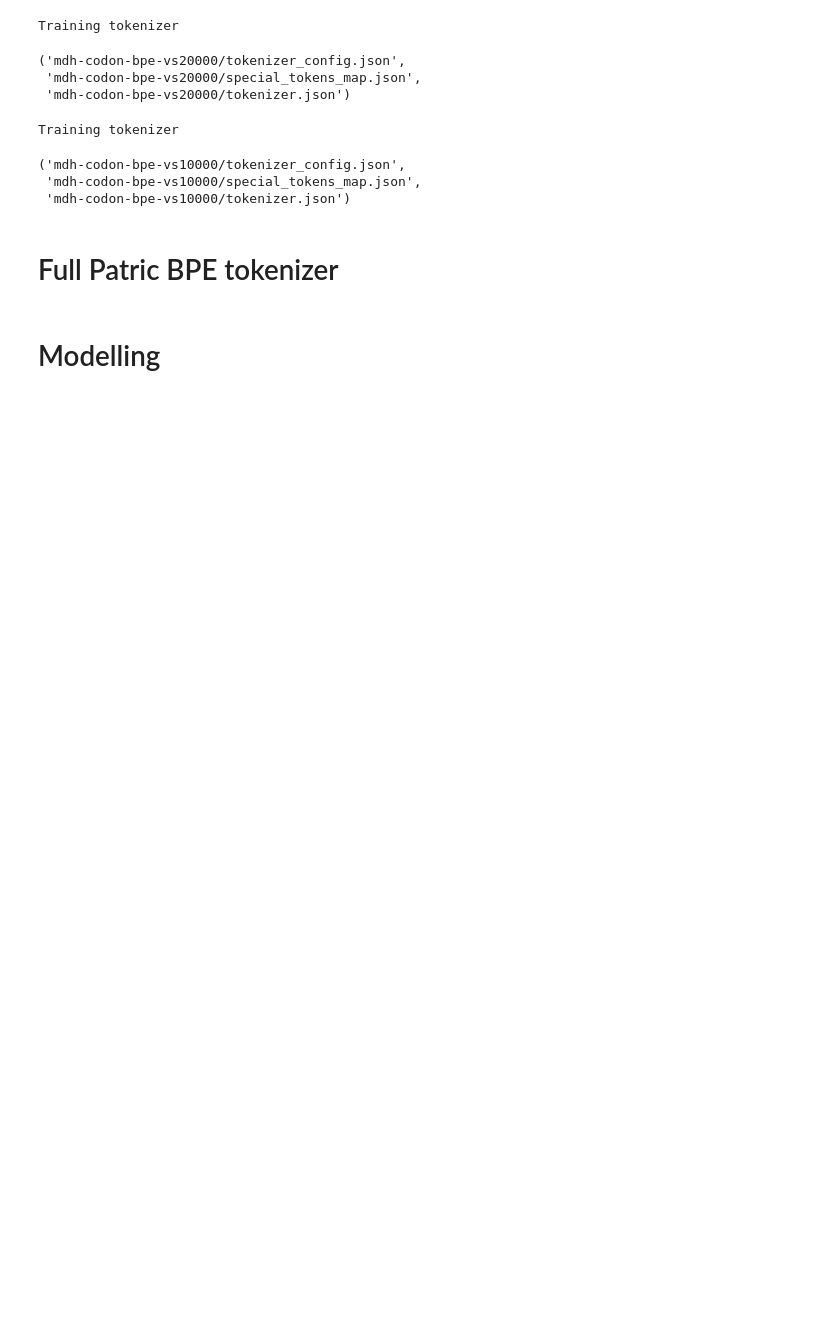
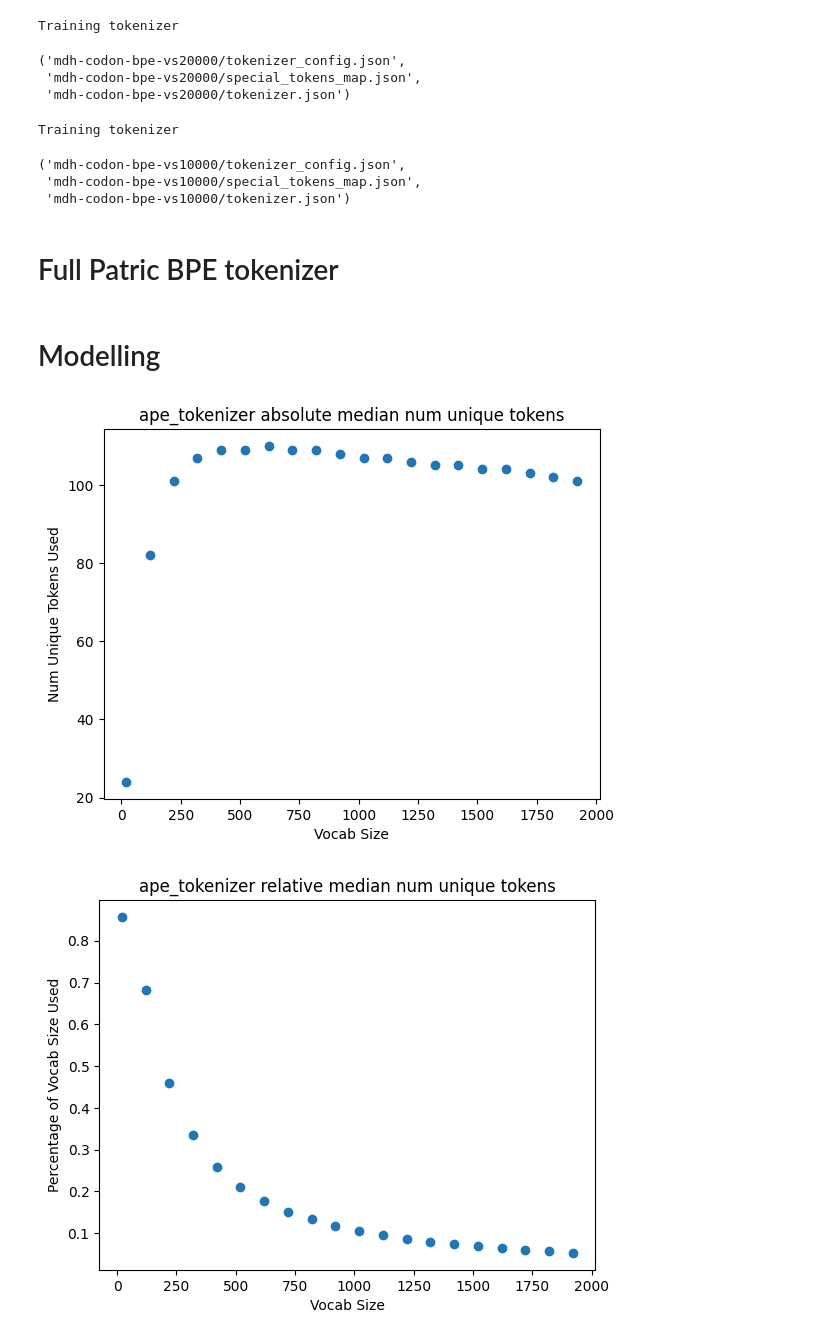
Before and after one commit to sakethramakrishnan/cpe, a Jupyter notebook: cpe/hf-cBPE-tokenizer-abrace.ipynb, the cells around one changed output. Drawn from its saved outputs; the diff is of its cells as text; code cells hidden in the pictures; blank space fills up the shorter version.

```diff
--- a/cpe/hf-cBPE-tokenizer-abrace.ipynb
+++ b/cpe/hf-cBPE-tokenizer-abrace.ipynb
@@ -937,6 +937,27 @@ def group_and_contextualize(seq: str, k: int = 3):
     grouped_codons = " ".join(seq[i : i + k] for i in range(0, len(seq), k)).upper()
     # Removes all modulo 3 chars
     return "".join(CODON_CHAR.get(codon, "") for codon in grouped_codons.split())
+# %%
+import matplotlib.pyplot as plt
+
+num_tokens_in_vocab = {20: 24, 120: 82, 220: 101, 320: 107, 420: 109, 520: 109, 620: 110, 720: 109, 820: 109, 920: 108, 1020: 107, 1120: 107, 1220: 106, 1320: 105, 1420: 105, 1520: 104, 1620: 104, 1720: 103, 1820: 102, 1920: 101}
+per_vocab_in_vocab = {20: 0.8571428571428571, 120: 0.6833333333333333, 220: 0.4590909090909091, 320: 0.334375, 420: 0.25952380952380955, 520: 0.20961538461538462, 620: 0.1774193548387097, 720: 0.15138888888888888, 820: 0.1329268292682927, 920: 0.11739130434782609, 1020: 0.10490196078431373, 1120: 0.09553571428571428, 1220: 0.08688524590163935, 1320: 0.07954545454545454, 1420: 0.07394366197183098, 1520: 0.06842105263157895, 1620: 0.06419753086419754, 1720: 0.05988372093023256, 1820: 0.056043956043956046, 1920: 0.05260416666666667}
+bpe_tokenizer_type = 'ape_tokenizer'
+
+plt.scatter(num_tokens_in_vocab.keys(), num_tokens_in_vocab.values())
+plt.title(bpe_tokenizer_type + " absolute median num unique tokens")
+plt.xlabel("Vocab Size")
+plt.ylabel("Num Unique Tokens Used")
+plt.show()
+
+plt.scatter(per_vocab_in_vocab.keys(), per_vocab_in_vocab.values())
+plt.title(bpe_tokenizer_type + " relative median num unique tokens")
+plt.xlabel("Vocab Size")
+plt.ylabel("Percentage of Vocab Size Used")
+plt.show()
+# %% [output]
+[figure, added]
+[figure, added]
 # %%
 # Dataset
 sequence_file = Path(
```
Also changed, not shown: 3 other files.
